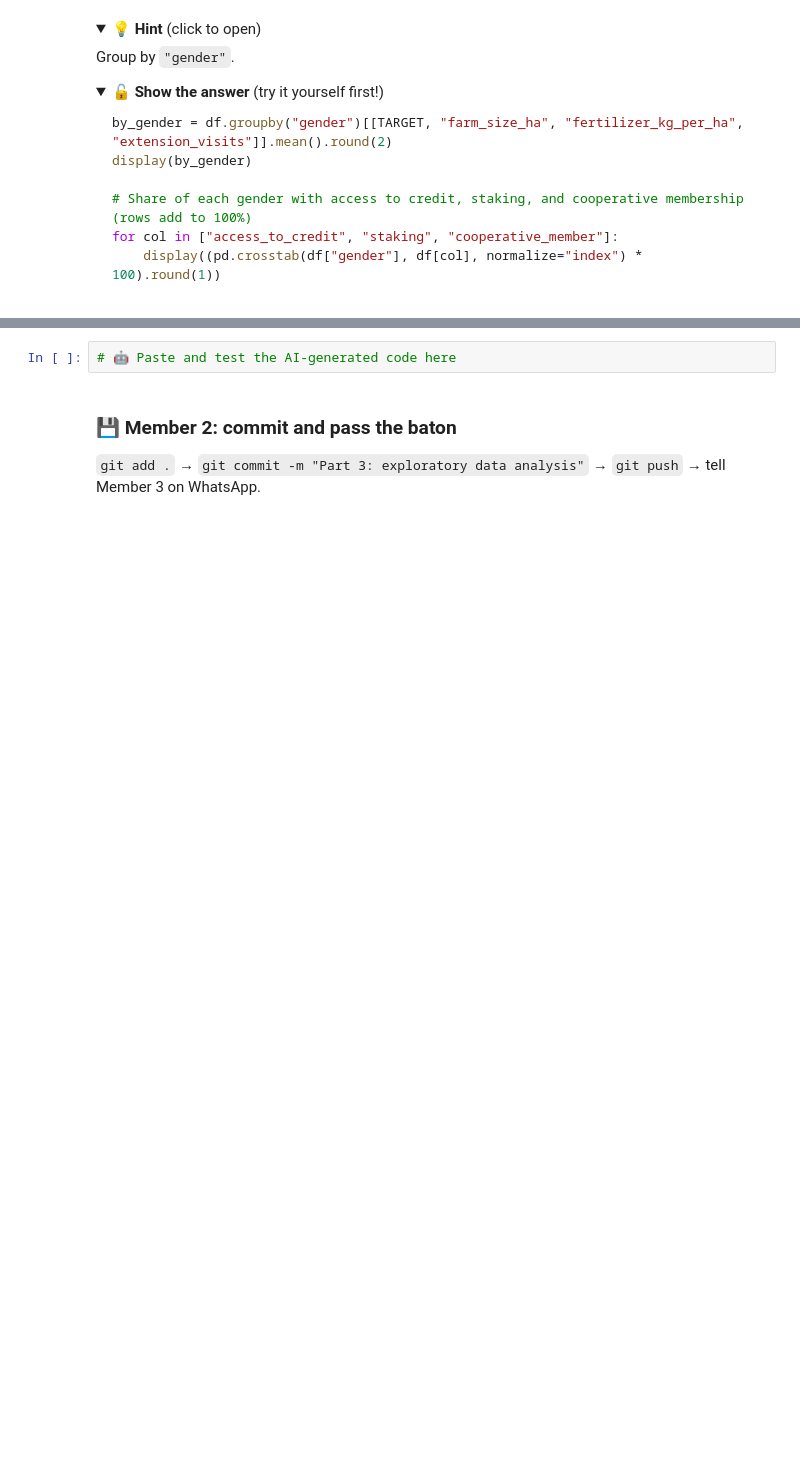
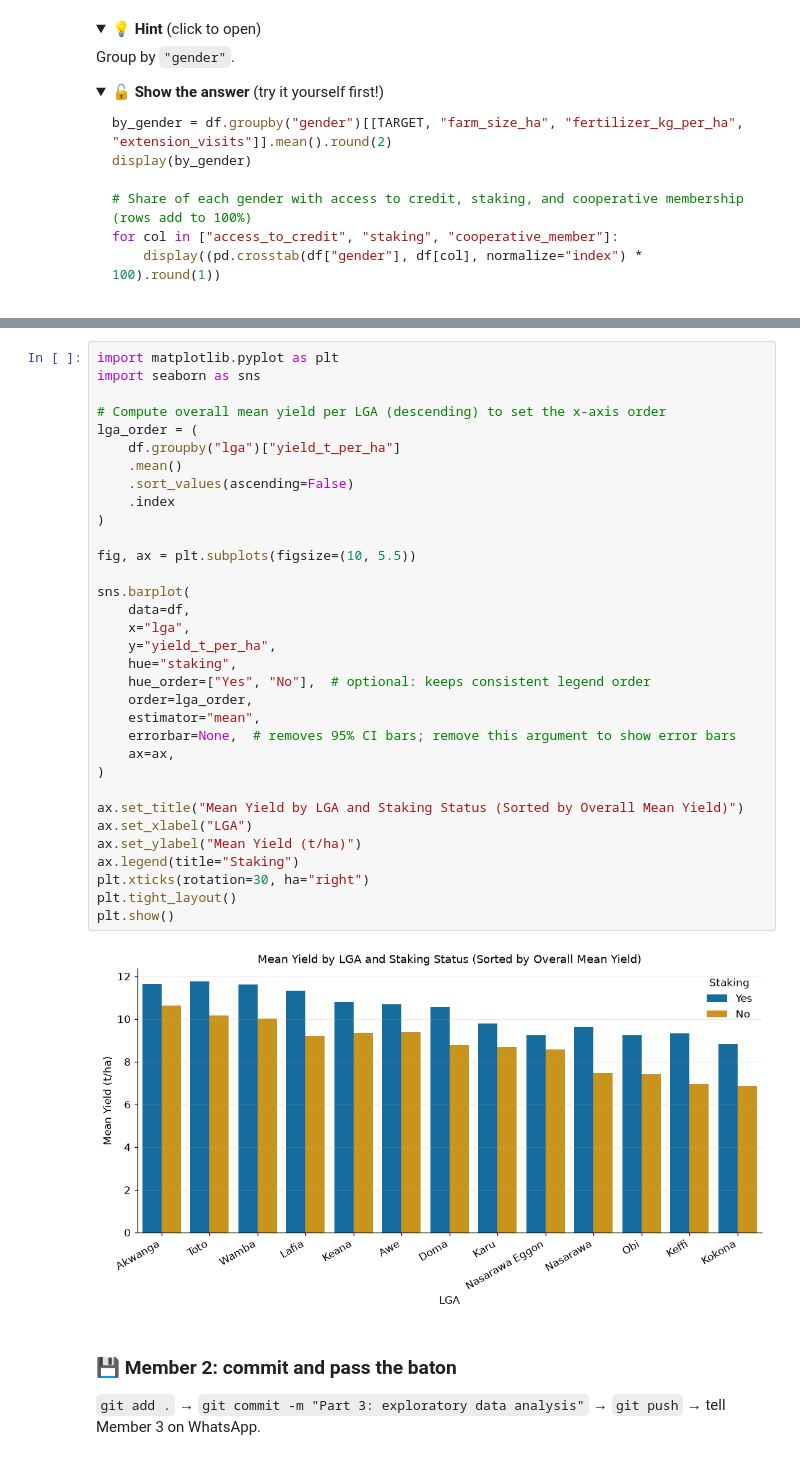
Before and after one commit to Jinawalic/nsuk-ds-group-02, a Jupyter notebook: notebooks/group_project.ipynb, the cells around one changed output, grey strips where cells are left out. Cells and saved outputs as stored; diff of their text form; folded sections open; blank space fills up the shorter version.

Commit message:
Part 3: exploratory data analysis

```diff
--- a/notebooks/group_project.ipynb
+++ b/notebooks/group_project.ipynb
@@ -1048,7 +1112,40 @@ Ask your AI assistant (ChatGPT, Gemini, Copilot, Claude...):
 Paste the code below and run it. ✅ **Check:** do the numbers on the chart match `lga_summary`? Do you
 understand every line? Only send the AI your **column names**, never your data.
 # %%
-# 🤖 Paste and test the AI-generated code here
+import matplotlib.pyplot as plt
+import seaborn as sns
+
+# Compute overall mean yield per LGA (descending) to set the x-axis order
+lga_order = (
+    df.groupby("lga")["yield_t_per_ha"]
+    .mean()
+    .sort_values(ascending=False)
+    .index
+)
+
+fig, ax = plt.subplots(figsize=(10, 5.5))
+
+sns.barplot(
+    data=df,
+    x="lga",
+    y="yield_t_per_ha",
+    hue="staking",
+    hue_order=["Yes", "No"],  # optional: keeps consistent legend order
+    order=lga_order,
+    estimator="mean",
+    errorbar=None,  # removes 95% CI bars; remove this argument to show error bars
+    ax=ax,
+)
+
+ax.set_title("Mean Yield by LGA and Staking Status (Sorted by Overall Mean Yield)")
+ax.set_xlabel("LGA")
+ax.set_ylabel("Mean Yield (t/ha)")
+ax.legend(title="Staking")
+plt.xticks(rotation=30, ha="right")
+plt.tight_layout()
+plt.show()
+# %% [output]
+[figure, added]
 # %% [markdown]
 ### 💾 Member 2: commit and pass the baton
 `git add .` → `git commit -m "Part 3: exploratory data analysis"` → `git push` → tell Member 3 on WhatsApp.
```
Also changed, not shown: parts of 12 cells of this notebook.
